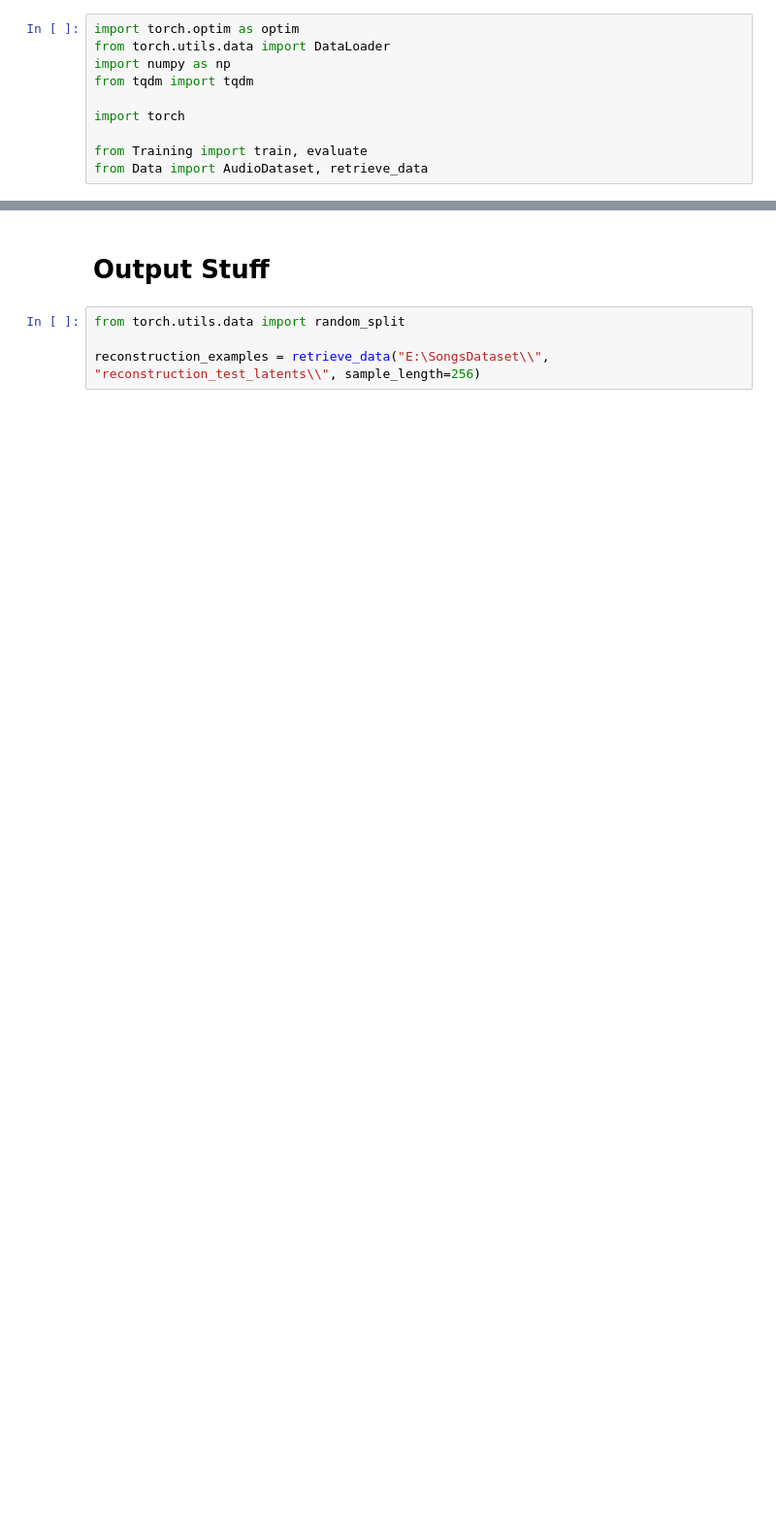
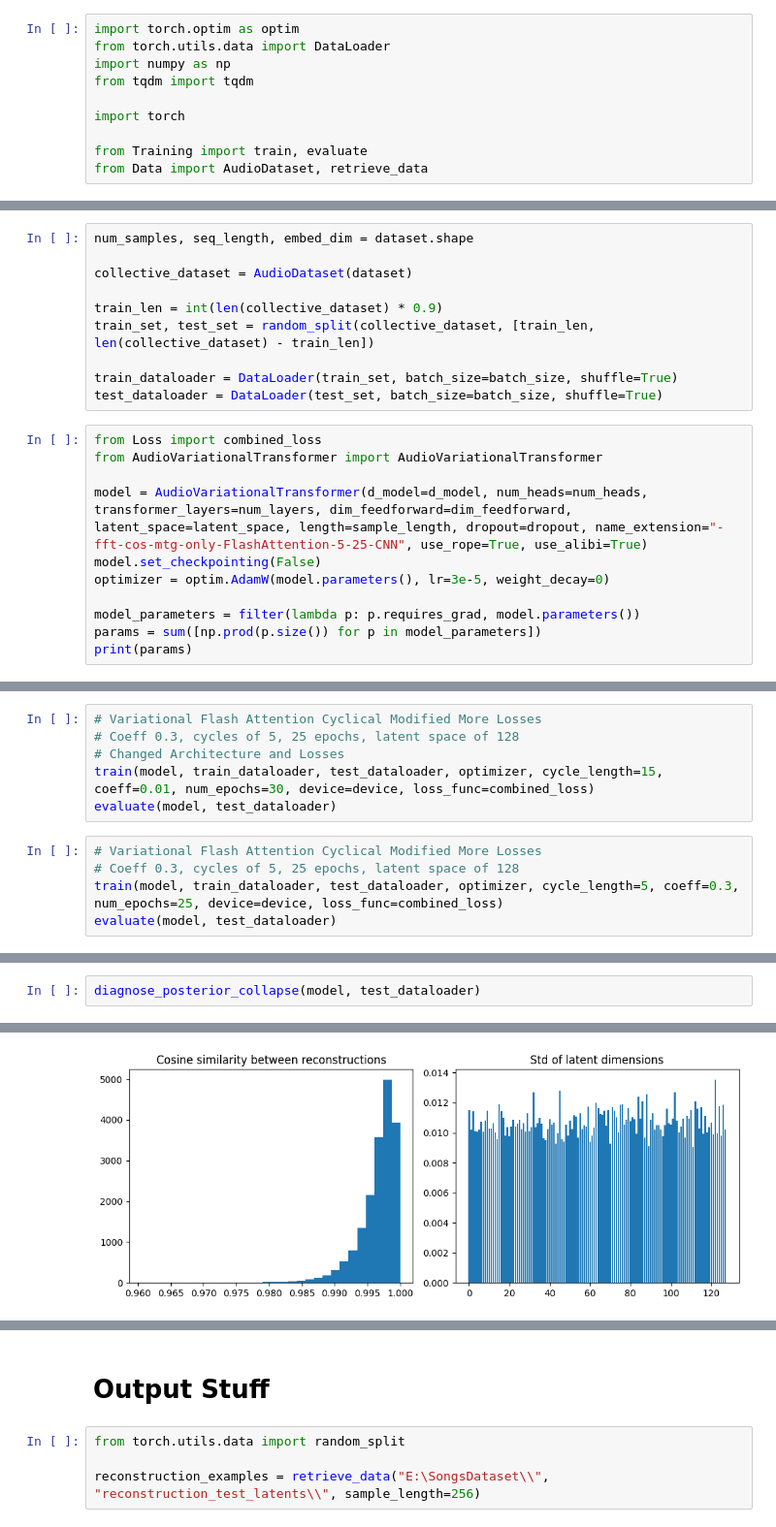
Before and after one commit to Gorp5/ContrastiveMusicLearning, a Jupyter notebook: src/Workspace.ipynb, the cells around one changed output, grey strips where cells are left out. Shown: that part at 97% size. Drawn from its saved outputs; the diff is of its cells as text; blank space fills up the shorter version.

```diff
--- a/src/Workspace.ipynb
+++ b/src/Workspace.ipynb
@@ -142,0 +74,21 @@ KeyboardInterrupt:
+# %%
+num_samples, seq_length, embed_dim = dataset.shape
+
+collective_dataset = AudioDataset(dataset)
+
+train_len = int(len(collective_dataset) * 0.9)
+train_set, test_set = random_split(collective_dataset, [train_len, len(collective_dataset) - train_len])
+
+train_dataloader = DataLoader(train_set, batch_size=batch_size, shuffle=True)
+test_dataloader = DataLoader(test_set, batch_size=batch_size, shuffle=True)
+# %%
+from Loss import combined_loss
+from AudioVariationalTransformer import AudioVariationalTransformer
+
+model = AudioVariationalTransformer(d_model=d_model, num_heads=num_heads, transformer_layers=num_layers, dim_feedforward=dim_feedforward, latent_space=latent_space, length=sample_length, dropout=dropout, name_extension="-fft-cos-mtg-only-FlashAttention-5-25-CNN", use_rope=True, use_alibi=True)
+model.set_checkpointing(False)
+optimizer = optim.AdamW(model.parameters(), lr=3e-5, weight_decay=0)
+
+model_parameters = filter(lambda p: p.requires_grad, model.parameters())
+params = sum([np.prod(p.size()) for p in model_parameters])
+print(params)
@@ -142,0 +97,11 @@ KeyboardInterrupt:
+# %%
+# Variational Flash Attention Cyclical Modified More Losses
+# Coeff 0.3, cycles of 5, 25 epochs, latent space of 128
+# Changed Architecture and Losses
+train(model, train_dataloader, test_dataloader, optimizer, cycle_length=15, coeff=0.01, num_epochs=30, device=device, loss_func=combined_loss)
+evaluate(model, test_dataloader)
+# %%
+# Variational Flash Attention Cyclical Modified More Losses
+# Coeff 0.3, cycles of 5, 25 epochs, latent space of 128
+train(model, train_dataloader, test_dataloader, optimizer, cycle_length=5, coeff=0.3, num_epochs=25, device=device, loss_func=combined_loss)
+evaluate(model, test_dataloader)
@@ -142,0 +185,3 @@ KeyboardInterrupt:
+# %%
+diagnose_posterior_collapse(model, test_dataloader)
+# %% [output]
@@ -142,0 +205 @@ KeyboardInterrupt:
+[figure, added]
```
Also changed, not shown: parts of 44 cells of this notebook, 7 other files.
